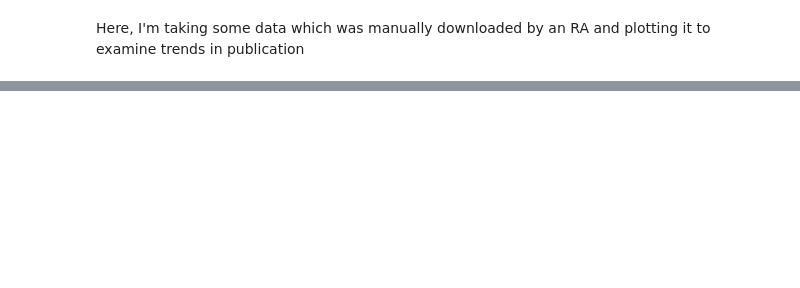
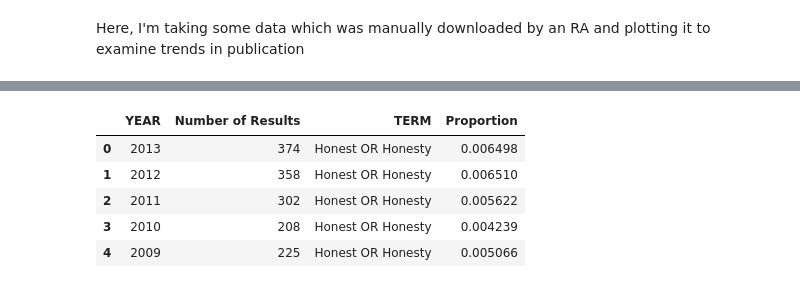
Before and after one commit to riddlet/riddlet.github.io, a Jupyter notebook: _drafts/Publication counts.ipynb, the cells around one changed output, grey strips where cells are left out. Cells and saved outputs as stored; diff of their text form; code cells hidden in the pictures; blank space fills up the shorter version.

```diff
--- a/_drafts/Publication counts.ipynb
+++ b/_drafts/Publication counts.ipynb
@@ -90,0 +54,9 @@ print pd.__version__
+# %%
+df_2.head()
+# %% [output]
+|  | YEAR | Number of Results | TERM | Proportion |
+| 0 | 2013 | 374 | Honest OR Honesty | 0.006498 |
+| 1 | 2012 | 358 | Honest OR Honesty | 0.006510 |
+| 2 | 2011 | 302 | Honest OR Honesty | 0.005622 |
+| 3 | 2010 | 208 | Honest OR Honesty | 0.004239 |
+| 4 | 2009 | 225 | Honest OR Honesty | 0.005066 |
```
Also changed, not shown: parts of 16 cells of this notebook.
